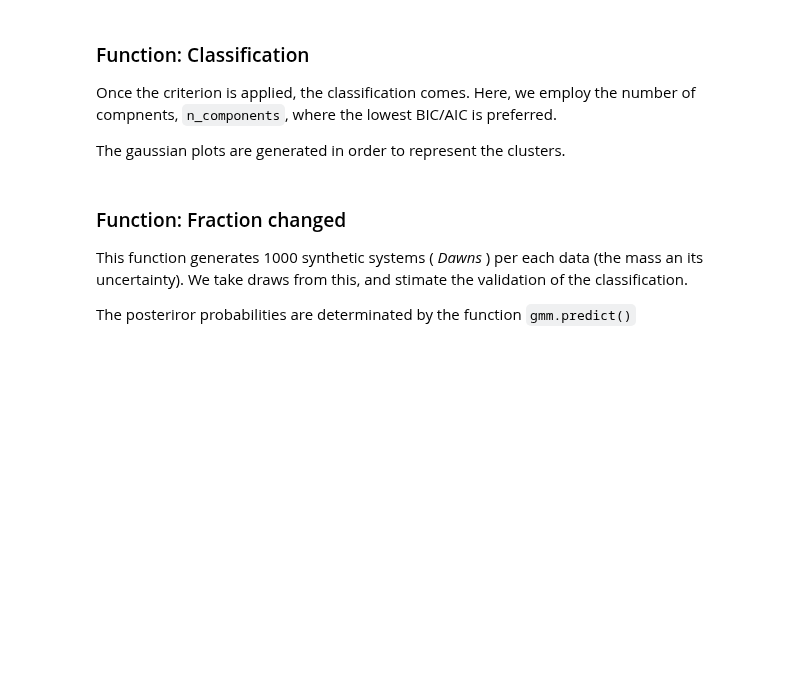
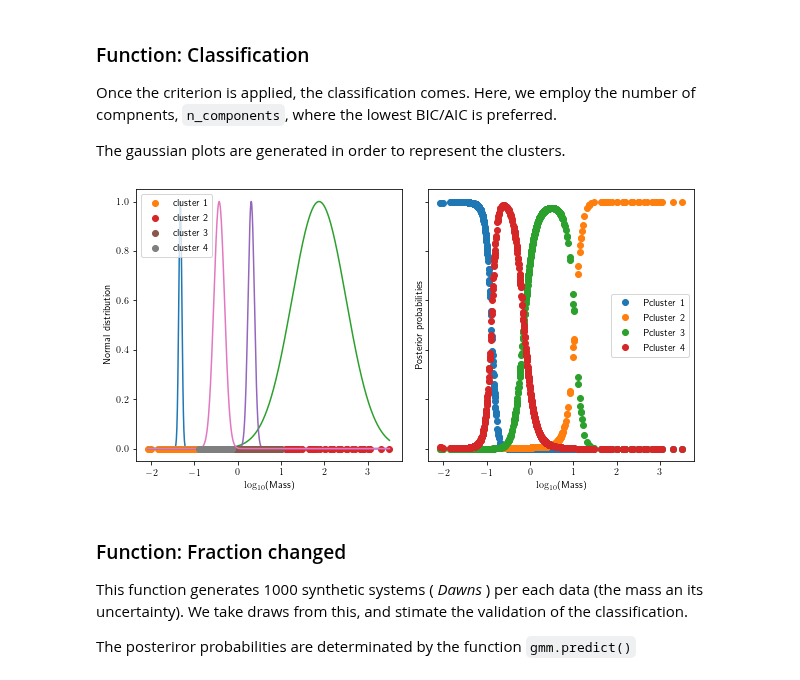
Before and after one commit to fjbautistas/Mixture_Gaussian_CM_of_Planets, a Jupyter notebook: Clasification.ipynb, the cells around one changed output. Cells and saved outputs as stored; diff of their text form; code cells hidden in the pictures; blank space fills up the shorter version.

Commit message:
New function to obtain the ideal number of clusters

```diff
--- a/Clasification.ipynb
+++ b/Clasification.ipynb
@@ -275,7 +368,7 @@ The gaussian plots are generated in order to represent the clusters.
 # "mass" must be a clumn of the dataframe (in this case an array of masses)
 #'n_components' is the number of clusters for the lowest BIC/AIC.
 
-def classification(n_components,mass,log=False):
+def classification(n_components, data, log=False):
     gmm = GaussianMixture(n_components,
                           covariance_type='full',
                           random_state=0)
@@ -303,7 +396,7 @@ def classification(n_components,mass,log=False):
                    np.zeros(len(Mass_a)),"o",label='cluster '+str(c+1))#,
 #                   color='C'+str(c))
         ax[1].plot(mass,gmm.predict_proba(mass)[:,c],"o",
-                   label='P_cluster '+str(c+1))
+                   label=r'Pcluster '+str(c+1))
 
     if log==True:
         ax[0].set(xlabel=r'$\log_{10}$(Mass)')
@@ -320,7 +413,9 @@ def classification(n_components,mass,log=False):
 
     plt.subplots_adjust(wspace = .1)
 # %%
-#class_mass = classification(4, np.log10(CoM[["Center_of_Mass"]]),True)
+class_mass = classification(4, np.log10(CoM[["Center_of_Mass"]]),True)
+# %% [output]
+[figure, added]
 # %% [markdown]
 ### Function: Fraction changed
 This function generates 1000 synthetic systems ( _Dawns_ ) per each data (the mass an its uncertainty). We take draws from this, and stimate the validation of the classification.
```
Also changed, not shown: parts of 24 cells of this notebook.
